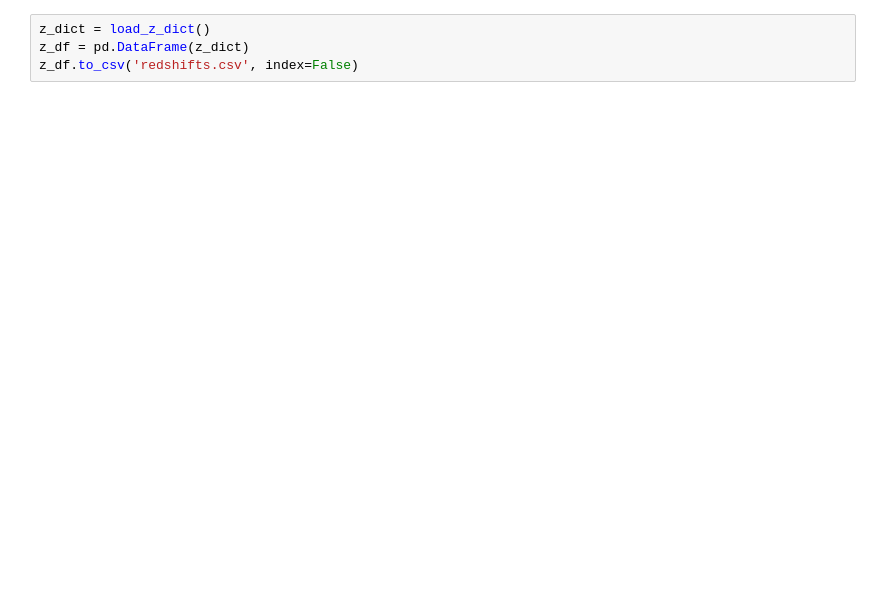
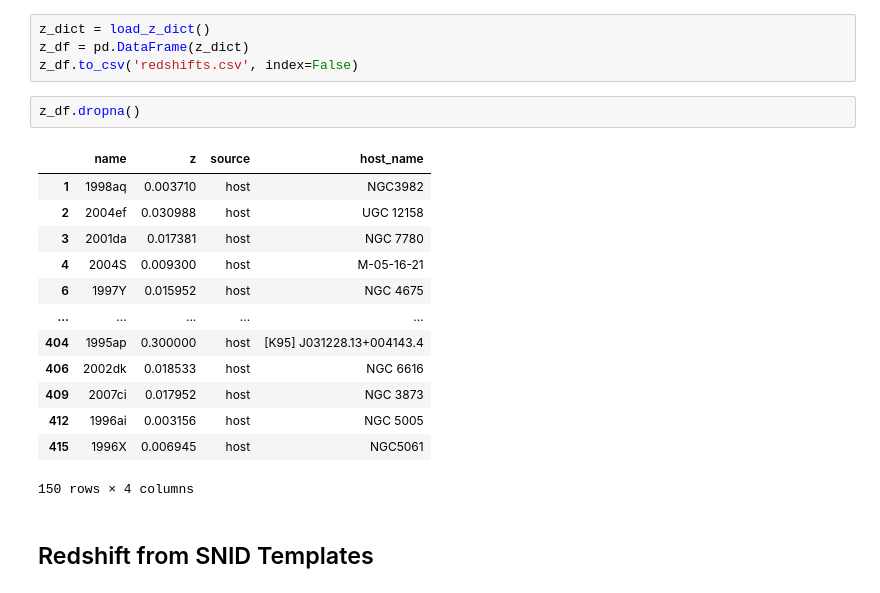
Before and after one commit to temuller/sneia_velocities, a Jupyter notebook: 5.redshift.ipynb, the cells around one changed output. Saved outputs shown, nothing was run; the diff lists cells and outputs as text; blank space fills up the shorter version.

Commit message:
updates on redshifts

```diff
--- a/5.redshift.ipynb
+++ b/5.redshift.ipynb
@@ -93,3 +100,21 @@ ERROR: The object name that you have submitted is not currently recognized by th
 z_dict = load_z_dict()
 z_df = pd.DataFrame(z_dict)
 z_df.to_csv('redshifts.csv', index=False)
+# %%
+z_df.dropna()
+# %% [output]
+|  | name | z | source | host_name |
+| 1 | 1998aq | 0.003710 | host | NGC3982 |
+| 2 | 2004ef | 0.030988 | host | UGC 12158 |
+| 3 | 2001da | 0.017381 | host | NGC 7780 |
+| 4 | 2004S | 0.009300 | host | M-05-16-21 |
+| 6 | 1997Y | 0.015952 | host | NGC 4675 |
+| ... | ... | ... | ... | ... |
+| 404 | 1995ap | 0.300000 | host | [K95] J031228.13+004143.4 |
+| 406 | 2002dk | 0.018533 | host | NGC 6616 |
+| 409 | 2007ci | 0.017952 | host | NGC 3873 |
+| 412 | 1996ai | 0.003156 | host | NGC 5005 |
+| 415 | 1996X | 0.006945 | host | NGC5061 |
+150 rows × 4 columns
+# %% [markdown]
+## Redshift from SNID Templates
```
Also changed, not shown: parts of 5 cells of this notebook, 5 other files.
